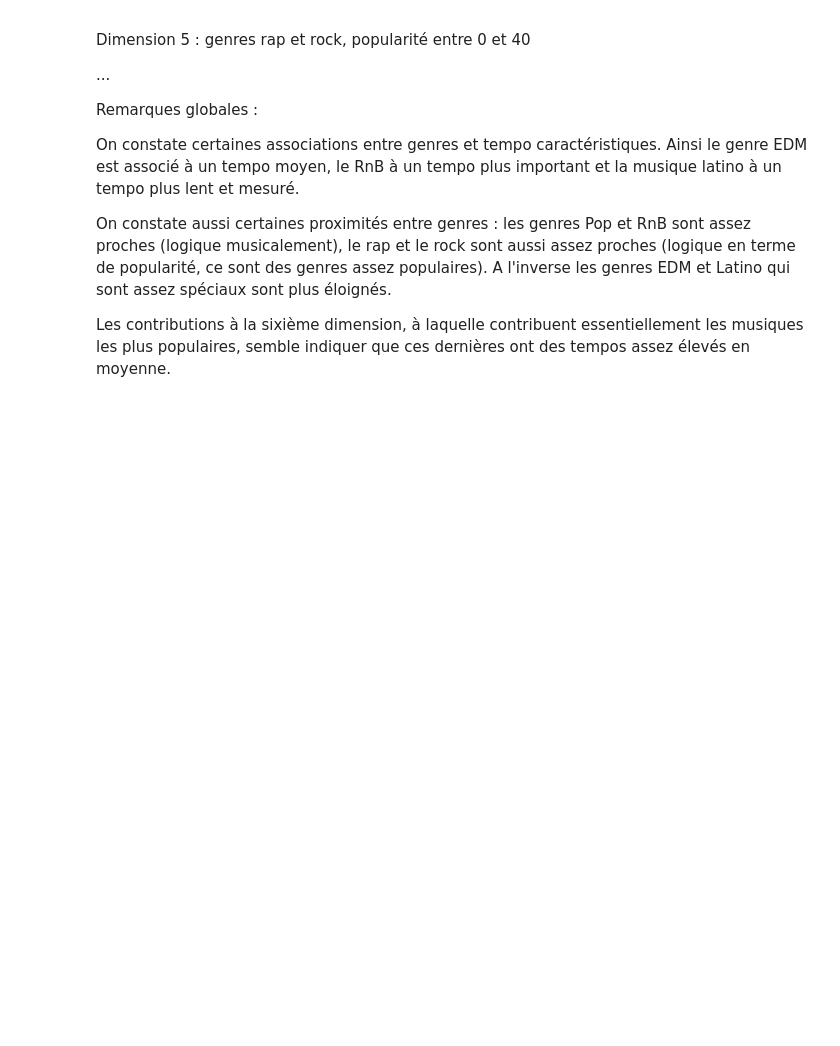
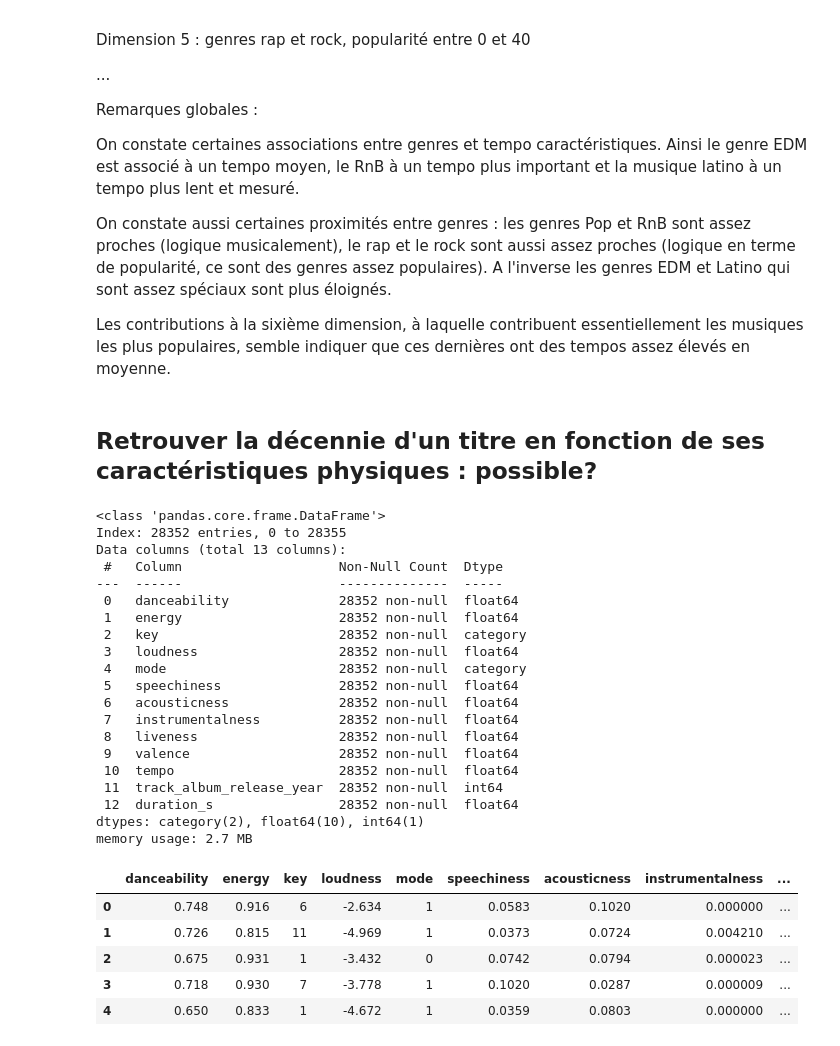
Before and after one commit to P-Point-all/Data_Science_Spotify, a Jupyter notebook: Data_Spotify_Python.ipynb, the cells around one changed output. Cells and saved outputs as stored; diff of their text form; code cells hidden in the pictures; blank space fills up the shorter version.

```diff
--- a/Data_Spotify_Python.ipynb
+++ b/Data_Spotify_Python.ipynb
@@ -1011,3 +991,45 @@ On constate certaines associations entre genres et tempo caractéristiques. Ains
 On constate aussi certaines proximités entre genres : les genres Pop et RnB sont assez proches (logique musicalement), le rap et le rock sont aussi assez proches (logique en terme de popularité, ce sont des genres assez populaires). A l'inverse les genres EDM et Latino qui sont assez spéciaux sont plus éloignés.
 
 Les contributions à la sixième dimension, à laquelle contribuent essentiellement les musiques les plus populaires, semble indiquer que ces dernières ont des tempos assez élevés en moyenne.
+# %% [markdown]
+## Retrouver la décennie d'un titre en fonction de ses caractéristiques physiques : possible?
+# %%
+song_dec = song.copy()
+#song_MCA = song_MCA.drop('track_album_release_year', axis=1)
+song_dec = song_dec.drop("track_artist", axis = 1)
+song_dec = song_dec.drop("track_popularity", axis = 1)
+song_dec = song_dec.drop("track_album_name", axis = 1)
+song_dec = song_dec.drop("playlist_name", axis = 1)
+song_dec = song_dec.drop("track_album_release_month", axis = 1)
+song_dec = song_dec.drop("playlist_genre", axis = 1)
+song_dec = song_dec.drop("playlist_subgenre", axis = 1)
+song_dec['track_album_release_year'] = song_dec['track_album_release_year'].astype('int')
+song_dec.info()
+song_dec.head()
+# %% [output]
+<class 'pandas.core.frame.DataFrame'>
+Index: 28352 entries, 0 to 28355
+Data columns (total 13 columns):
+ #   Column                    Non-Null Count  Dtype
+---  ------                    --------------  -----
+ 0   danceability              28352 non-null  float64
+ 1   energy                    28352 non-null  float64
+ 2   key                       28352 non-null  category
+ 3   loudness                  28352 non-null  float64
+ 4   mode                      28352 non-null  category
+ 5   speechiness               28352 non-null  float64
+ 6   acousticness              28352 non-null  float64
+ 7   instrumentalness          28352 non-null  float64
+ 8   liveness                  28352 non-null  float64
+ 9   valence                   28352 non-null  float64
+ 10  tempo                     28352 non-null  float64
+ 11  track_album_release_year  28352 non-null  int64
+ 12  duration_s                28352 non-null  float64
+dtypes: category(2), float64(10), int64(1)
+memory usage: 2.7 MB
+|  | danceability | energy | key | loudness | mode | speechiness | acousticness | instrumentalness | ... |
+| 0 | 0.748 | 0.916 | 6 | -2.634 | 1 | 0.0583 | 0.1020 | 0.000000 | ... |
+| 1 | 0.726 | 0.815 | 11 | -4.969 | 1 | 0.0373 | 0.0724 | 0.004210 | ... |
+| 2 | 0.675 | 0.931 | 1 | -3.432 | 0 | 0.0742 | 0.0794 | 0.000023 | ... |
+| 3 | 0.718 | 0.930 | 7 | -3.778 | 1 | 0.1020 | 0.0287 | 0.000009 | ... |
+| 4 | 0.650 | 0.833 | 1 | -4.672 | 1 | 0.0359 | 0.0803 | 0.000000 | ... |
```
Also changed, not shown: parts of 14 cells of this notebook, 1 other file.
